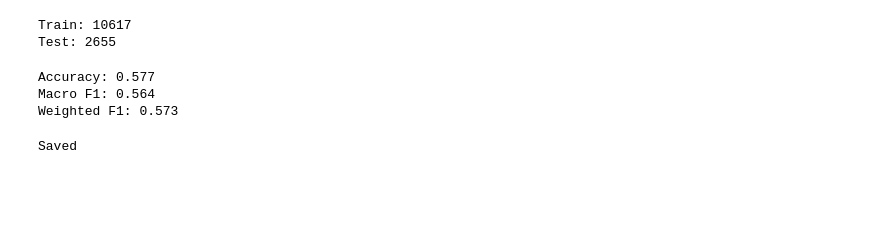
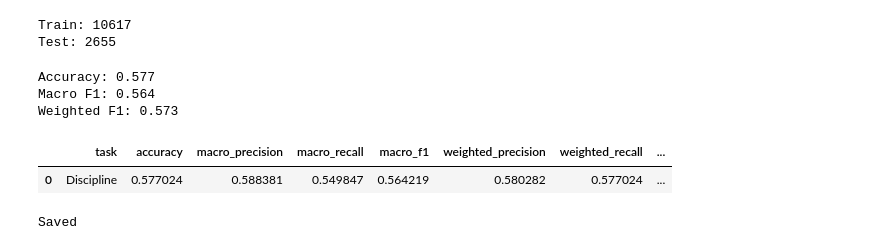
Before and after one commit to expaetra/CM3070_final_project, a Jupyter notebook: 07_capped__disciplines.ipynb, the cells around one changed output. Saved outputs shown, nothing was run; the diff lists cells and outputs as text; code cells hidden in the pictures; blank space fills up the shorter version.

```diff
--- a/07_capped__disciplines.ipynb
+++ b/07_capped__disciplines.ipynb
@@ -197,5 +197,22 @@ print("Weighted F1:", round(weighted_f1, 3))
 Accuracy: 0.577
 Macro F1: 0.564
 Weighted F1: 0.573
+# %%
+results = {
+    "task": "Discipline",
+    "accuracy": accuracy,
+    "macro_precision": macro_p,
+    "macro_recall": macro_r,
+    "macro_f1": macro_f1,
+    "weighted_precision": weighted_p,
+    "weighted_recall": weighted_r,
+    "weighted_f1": weighted_f1
+}
+
+df_results = pd.DataFrame([results])
+df_results
+# %% [output]
+|  | task | accuracy | macro_precision | macro_recall | macro_f1 | weighted_precision | weighted_recall | ... |
+| 0 | Discipline | 0.577024 | 0.588381 | 0.549847 | 0.564219 | 0.580282 | 0.577024 | ... |
 # %%
 # save
```
Also changed, not shown: parts of 3 cells of this notebook.
